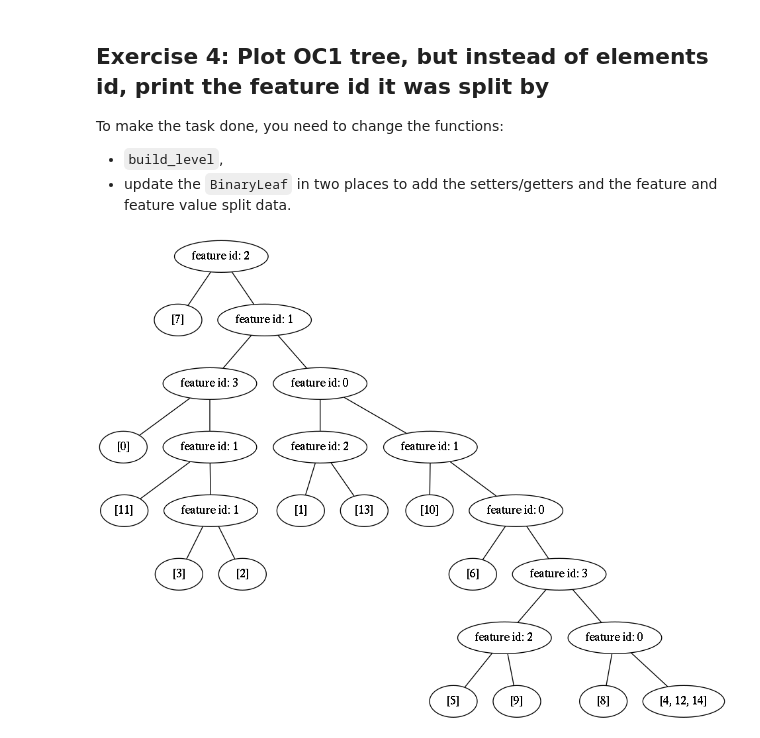
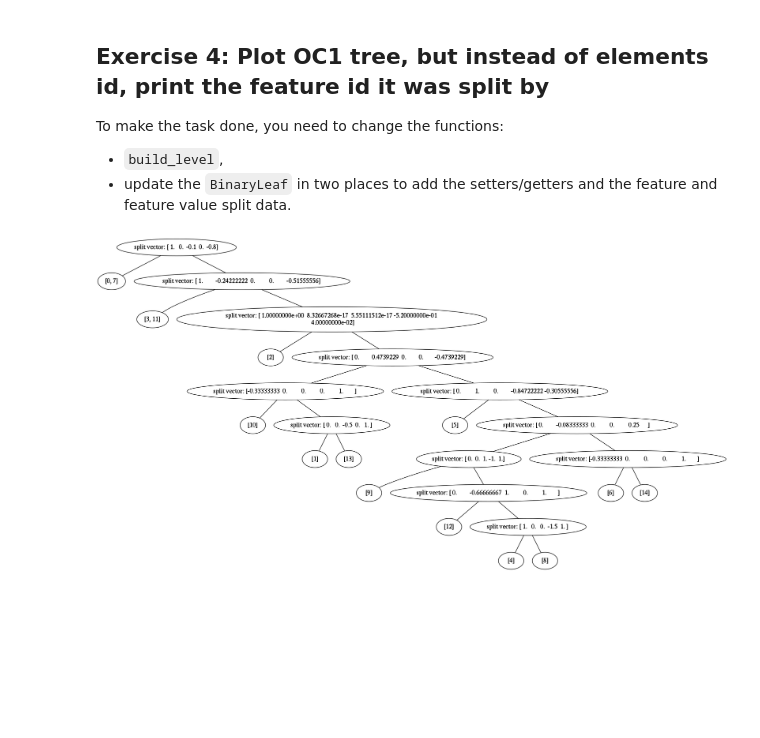
Before and after one commit to c8888/ML_homeworks, a Jupyter notebook: 055Decision_trees_Exercises.ipynb, the cells around one changed output. Saved outputs shown, nothing was run; the diff lists cells and outputs as text; code cells hidden in the pictures; blank space fills up the shorter version.

```diff
--- a/055Decision_trees_Exercises.ipynb
+++ b/055Decision_trees_Exercises.ipynb
@@ -808,11 +808,11 @@ def perturb(leaf, scv, feature, old_gini):
     am = np.array(am)
     best_split_index = np.argmin(am[:,1])
     if am[best_split_index][1] < old_gini:
-        leaf.set_feature_split_by(feature)
+        #leaf.set_feature_split_by(feature)
         return am[best_split_index][1], am[best_split_index][0]
     elif am[best_split_index][1] == old_gini:
         if random() < 0.3:
-            leaf.set_feature_split_by(feature)
+            #leaf.set_feature_split_by(feature)
             return am[best_split_index][1], am[best_split_index][0]
     return old_gini, scv
 
@@ -831,6 +831,9 @@ def build_level(root, split_history):
         below, above, below_label, above_label, below_ids, above_ids = divide_data_hiperplane(leaf,split_coefficiency_vector)
     left_leaf = BinaryLeaf(below, below_label, below_ids)
     right_leaf = BinaryLeaf(above, above_label, above_ids)
+    #split_history.append([str(leaf.ids), str(left_leaf.ids), str(leaf.get_feature_split_by())])
+    #split_history.append([str(leaf.ids), str(right_leaf.ids), str(leaf.get_feature_split_by())])
+    leaf.set_feature_split_by(split_coefficiency_vector) #the split vector identifies the hyperplane of splitting
     split_history.append([str(leaf.ids), str(left_leaf.ids), str(leaf.get_feature_split_by())])
     split_history.append([str(leaf.ids), str(right_leaf.ids), str(leaf.get_feature_split_by())])
 
@@ -839,32 +842,32 @@ def build_level(root, split_history):
 
     ###
     if len(np.unique(below_label)) == 1:
         left_leaf.set_completed()
     if len(np.unique(above_label)) == 1:
         right_leaf.set_completed()
     if compare_two_leafs(leaf, left_leaf) or compare_two_leafs(leaf,right_leaf):
         leaf.set_completed()
     else:
         leaf.set_R(right_leaf)
         leaf.set_L(left_leaf)
     build_level(root, split_history)
     return root, split_history
 
 def build(root):
     split_history = []
     return build_level(root, split_history)
 
 def plot_tree(split_history):
     tree = pydot.Dot(graph_type='graph')
     for split in split_history:
-        tree.add_node(pydot.Node(split[0], label='feature id: ' + split[2]))
+        tree.add_node(pydot.Node(split[0], label='split vector: ' + split[2]))
         new_edge = pydot.Edge(split[0], split[1], fillcolor = 'red')
         tree.add_edge(new_edge)
     tree.write('oc1_tree.png', format='png')
 
 oc1_tree, split_history = build(root)
 plot_tree(split_history)
 from IPython.display import Image
 Image(filename='oc1_tree.png')
 # %% [output]
-[figure, old version]
+[figure, new version]
```
